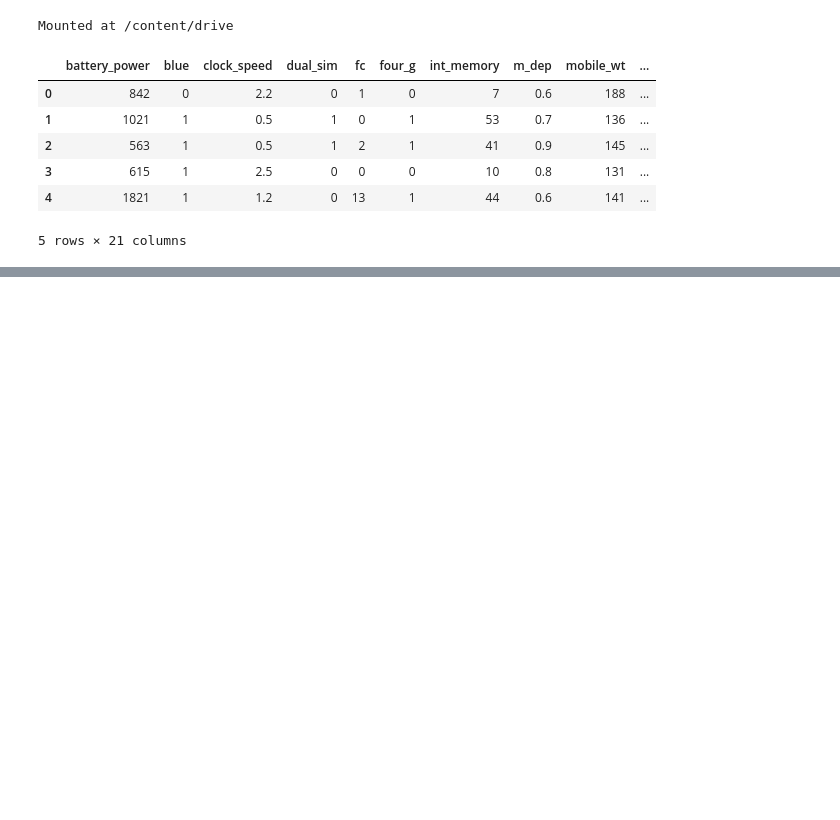
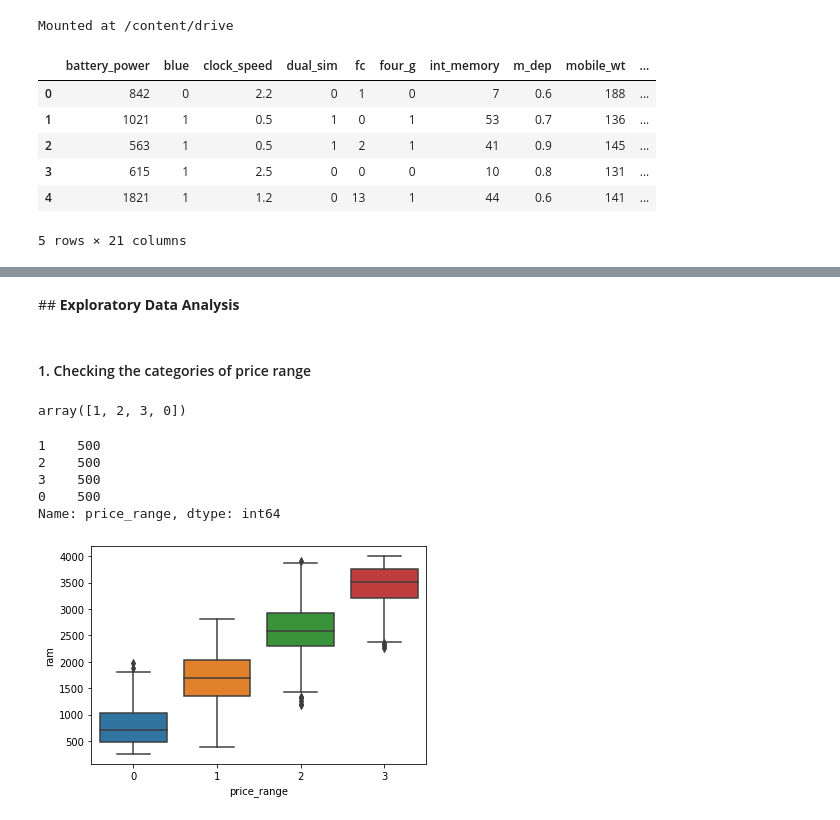
Before and after one commit to SachinSPanchal/Capstone-03-Mobile-Price-Range-Prediction, a Jupyter notebook: Final_Mobile_Price_Range_Prediction.ipynb, the cells around one changed output, grey strips where cells are left out. Saved outputs shown, nothing was run; the diff lists cells and outputs as text; code cells hidden in the pictures; blank space fills up the shorter version.

```diff
--- a/Final_Mobile_Price_Range_Prediction.ipynb
+++ b/Final_Mobile_Price_Range_Prediction.ipynb
@@ -86,0 +165,22 @@ data.head()
+# %% [markdown]
+##<b> Exploratory Data Analysis
+# %% [markdown]
+#### 1. Checking the categories of price range
+# %%
+data['price_range'].unique()
+# %% [output]
+array([1, 2, 3, 0])
+# %%
+data['price_range'].value_counts()
+# %% [output]
+1    500
+2    500
+3    500
+0    500
+Name: price_range, dtype: int64
+# %%
+#Boxplot between ram and price_range
+sns.boxplot(y = 'ram' , x = 'price_range',data= data)
+plt.show()
+# %% [output]
+[figure, added]
```
Also changed, not shown: parts of 18 cells of this notebook.
